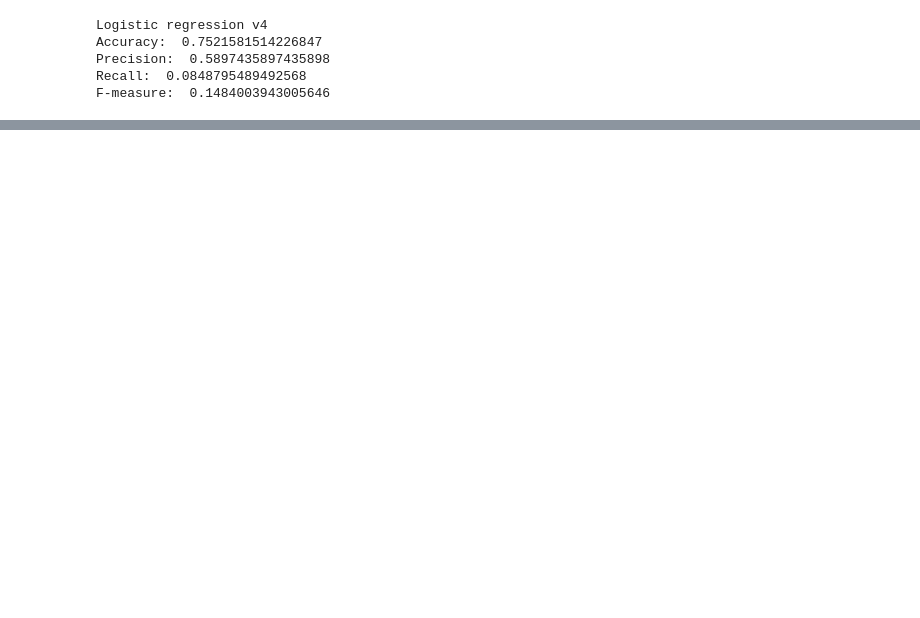
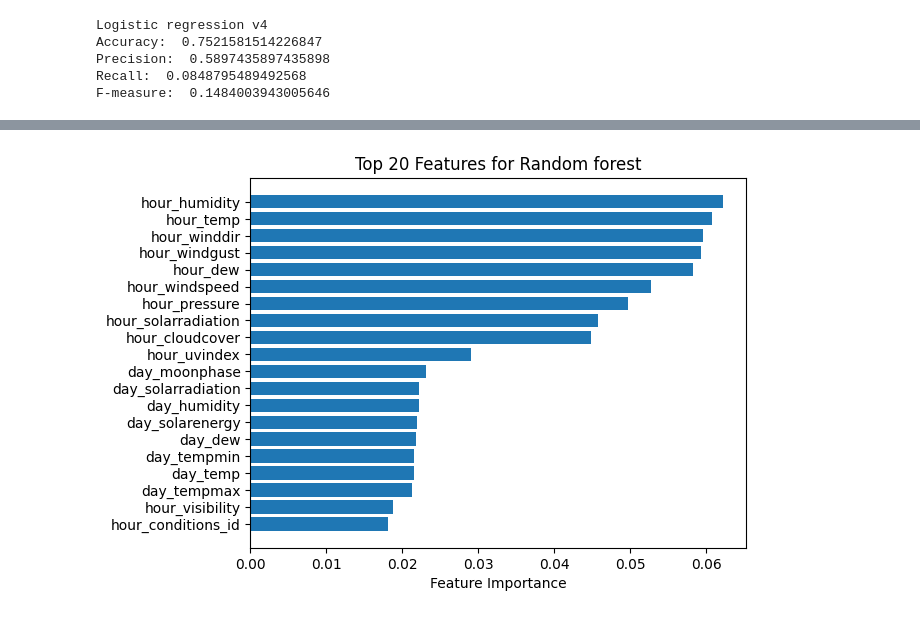
Before and after one commit to Bohdanken/Proga, a Jupyter notebook: 4.2_model_analysis.ipynb, the cells around one changed output, grey strips where cells are left out. Cells and saved outputs as stored; diff of their text form; code cells hidden in the pictures; blank space fills up the shorter version.

```diff
--- a/4.2_model_analysis.ipynb
+++ b/4.2_model_analysis.ipynb
@@ -125,0 +135,28 @@ evaluate_classification(y_test_quarter, predicted4)
+# %%
+names_of_columns = np.array(['day_tempmax', 'day_tempmin', 'day_temp', 'day_dew', 'day_humidity',
+       'day_precip', 'day_precipcover', 'day_solarradiation',
+       'day_solarenergy', 'day_uvindex', 'day_moonphase', 'hour_temp',
+       'hour_humidity', 'hour_dew', 'hour_precip', 'hour_precipprob',
+       'hour_snow', 'hour_snowdepth', 'hour_windgust', 'hour_windspeed',
+       'hour_winddir', 'hour_pressure', 'hour_visibility', 'hour_cloudcover',
+       'hour_solarradiation', 'hour_uvindex', 'hour_severerisk', 'region_id_x',
+        'region_id_y', 'hour_conditions_id'])
+# %%
+importances = clf1.feature_importances_
+
+indices = np.argsort(importances)[::-1]
+
+top_features = names_of_columns[indices[:20]]
+top_weights = importances[indices][:20]
+
+fig, ax = plt.subplots()
+ax.barh(top_features, top_weights)
+
+ax.set_title("Top 20 Features for Random forest")
+ax.set_xlabel("Feature Importance")
+
+ax.invert_yaxis()
+
+plt.show()
+# %% [output]
+[figure, added]
```
Also changed, not shown: parts of 21 cells of this notebook, 2 other files.
